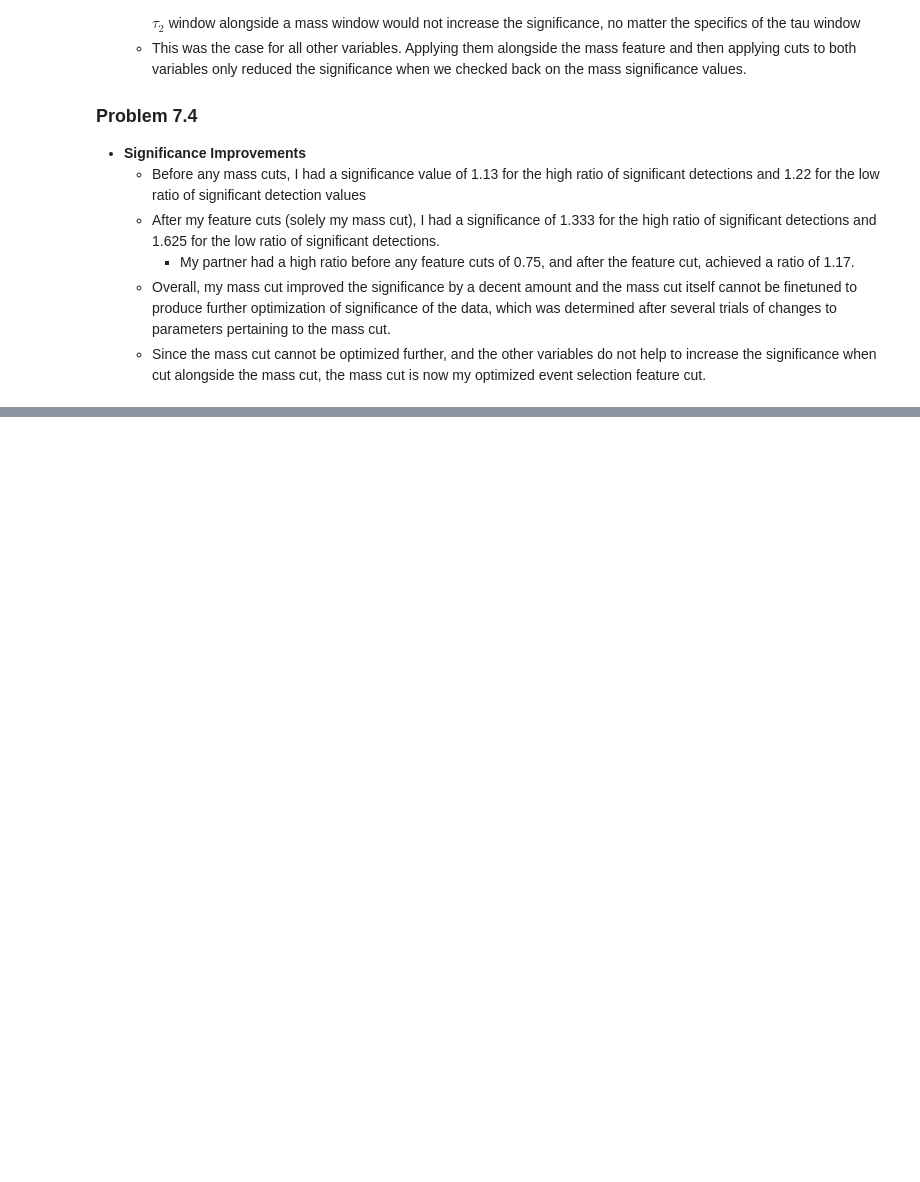
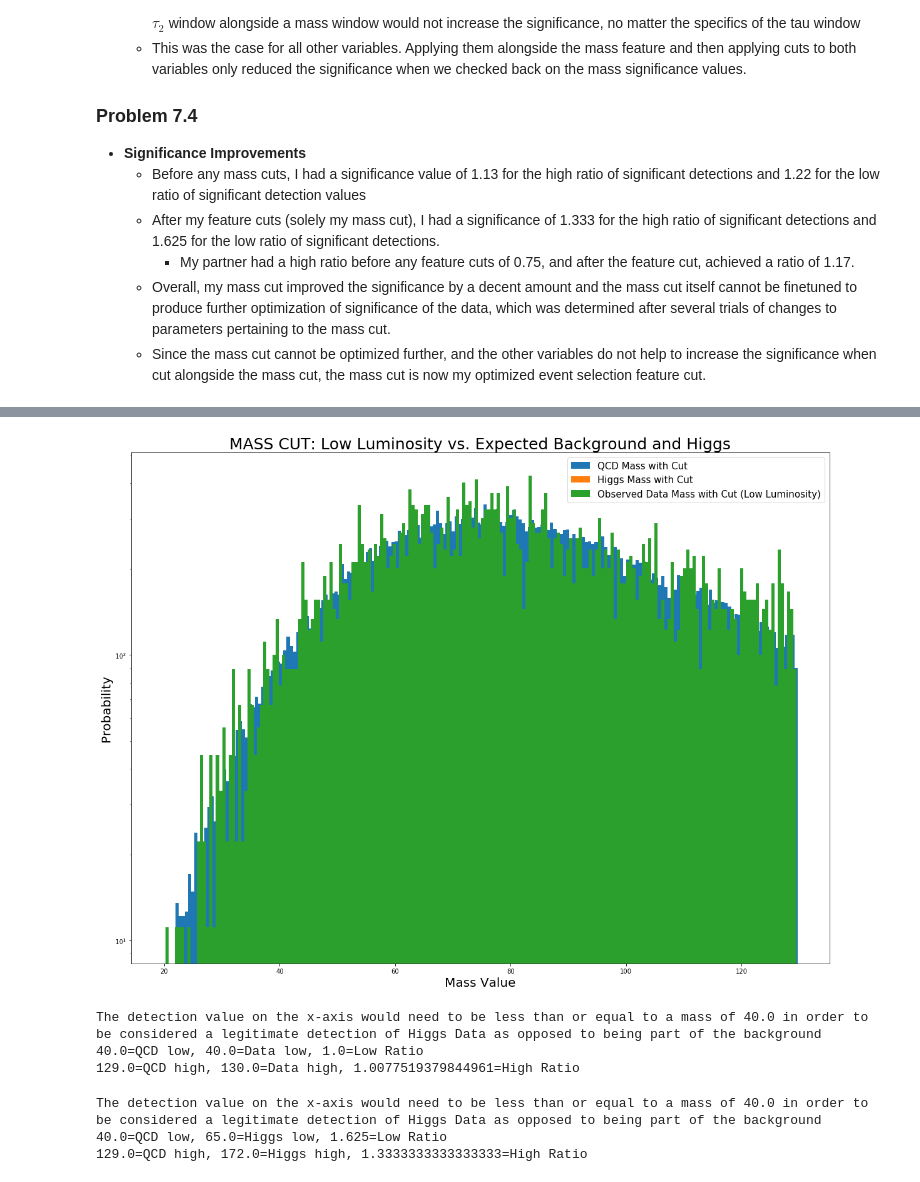
Before and after one commit to jbc1216/434-Portfolio, a Jupyter notebook: FinchCarr_Lab08.ipynb, the cells around one changed output, grey strips where cells are left out. Cells and saved outputs as stored; diff of their text form; code cells hidden in the pictures; blank space fills up the shorter version.

```diff
--- a/FinchCarr_Lab08.ipynb
+++ b/FinchCarr_Lab08.ipynb
@@ -625,0 +871,74 @@ The detection value on the x-axis would need to be less than or equal to a mass
+# %%
+# Plotting MASS CUT: Low Luminosity vs. Expected Background/Higgs
+
+# Recreate Mass Cut and Apply to Observed Data for Low Luminosity
+hMassC = []
+qMassC = []
+llumiCut = []
+amass = 20
+bmass = 130
+hMINX = amass
+hMAXX = bmass
+for i in range(len(hMass)):
+    if hMass[i] < hMAXX and hMass[i] > hMINX:
+        hMassC.append(hMass[i])
+    if qMass[i] < hMAXX and qMass[i] > hMINX:
+        qMassC.append(qMass[i])
+for i in range(len(llumiMass)):
+    if llumiMass[i] < hMAXX and llumiMass[i] > hMINX:
+        llumiCut.append(llumiMass[i])
+
+# Lab 07 Normalized qcd data with Mass Cut
+hist_qcd, bins_q = np.histogram(qMassC, bins=200, density=True)
+widths_qcd = np.diff(bins_q)
+hist_qcd *= n_qcd
+plt.yscale('log')
+plt.bar(bins_q[:-1], hist_qcd, widths_qcd, label = 'QCD Mass with Cut')
+
+# Lab 07 Normalized Higgs Data with Cut
+hist_higgs, bins_higgs = np.histogram(hMassC, bins=200, density=True)
+widths_higgs = np.diff(bins_higgs)
+hist_higgs *= n_higgs
+plt.bar(bins_higgs[:-1], hist_higgs, widths_higgs, label = "Higgs Mass with Cut")
+
+# lab 08 Lo-Luminosity Data with Cut
+hist_hlumi, bins_hlumi = np.histogram(llumiCut, bins=200, density=True)
+widths_hlumi = np.diff(bins_hlumi)
+hist_hlumi *= n_tot
+plt.bar(bins_hlumi[:-1], hist_hlumi, widths_hlumi, label = "Observed Data Mass with Cut (Low Luminosity)")
+
+plt.title('MASS CUT: Low Luminosity vs. Expected Background and Higgs', size=25)
+plt.xlabel('Mass Value', size=20)
+plt.ylabel('Probability', size=20)
+plt.legend(fontsize=15)
+plt.show()
+# %% [output]
+[figure, added]
+# %%
+# significance of low-luminosity pseudo-data with cut
+low5qCut = stats.poisson.ppf(sigma5, mu=np.mean(qMassC))
+print(f'The detection value on the x-axis would need to be less than or equal to a mass of {low5qCut} in order to be considered a legitimate detection of Higgs Data as opposed to being part of the background')
+low5hlCut = stats.poisson.ppf(sigma5, mu=np.mean(llumiCut))
+print(f'{low5qCut}=QCD low, {low5hlCut}=Data low, {low5hlCut / low5qCut}=Low Ratio')
+
+high5qCut = stats.poisson.ppf(1-sigma5, mu=np.mean(qMassC))
+high5hlCut = stats.poisson.ppf(1-sigma5, mu=np.mean(llumiCut))
+print(f'{high5qCut}=QCD high, {high5hlCut}=Data high, {high5hlCut / high5qCut}=High Ratio')
+# %% [output]
+The detection value on the x-axis would need to be less than or equal to a mass of 40.0 in order to be considered a legitimate detection of Higgs Data as opposed to being part of the background
+40.0=QCD low, 40.0=Data low, 1.0=Low Ratio
+129.0=QCD high, 130.0=Data high, 1.0077519379844961=High Ratio
+# %%
+# Lab 07 Mass Cut Significance to compare
+low5C = stats.poisson.ppf(sigma5, mu=np.mean(qMassC))
+print(f'The detection value on the x-axis would need to be less than or equal to a mass of {low5C} in order to be considered a legitimate detection of Higgs Data as opposed to being part of the background')
+low5hC = stats.poisson.ppf(sigma5, mu=np.mean(hMassC))
+print(f'{low5C}=QCD low, {low5hC}=Higgs low, {low5hC / low5C}=Low Ratio')
+
+high5C = stats.poisson.ppf(1-sigma5, mu=np.mean(qMassC))
+high5hC = stats.poisson.ppf(1-sigma5, mu=np.mean(hMassC))
+print(f'{high5C}=QCD high, {high5hC}=Higgs high, {high5hC / high5C}=High Ratio')
+# %% [output]
+The detection value on the x-axis would need to be less than or equal to a mass of 40.0 in order to be considered a legitimate detection of Higgs Data as opposed to being part of the background
+40.0=QCD low, 65.0=Higgs low, 1.625=Low Ratio
+129.0=QCD high, 172.0=Higgs high, 1.3333333333333333=High Ratio
```
Also changed, not shown: parts of 19 cells of this notebook.
